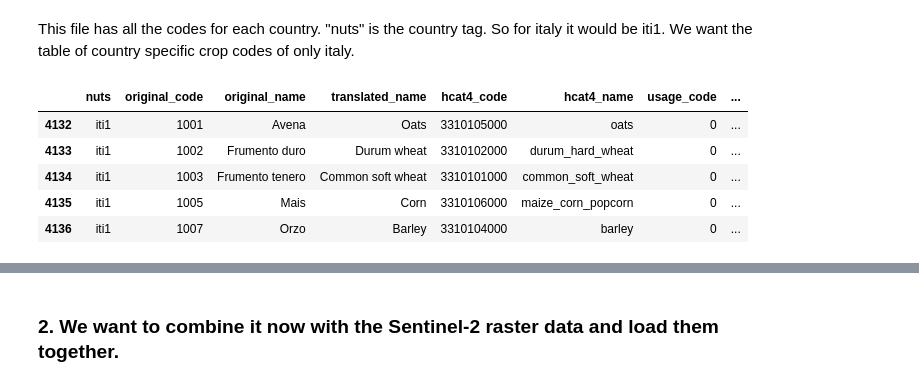
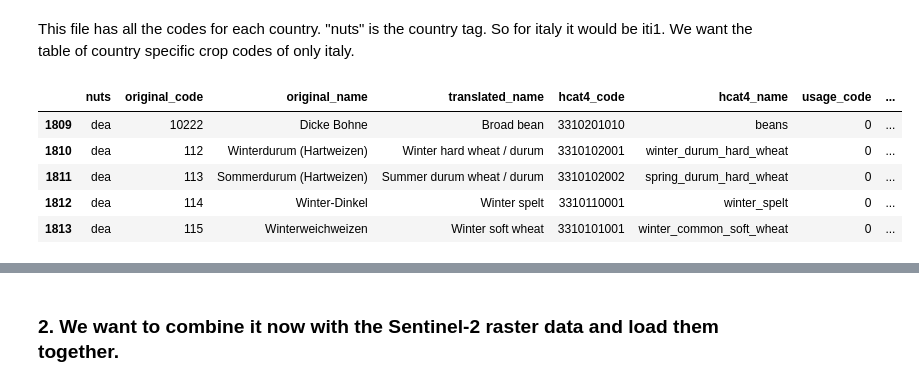
Before and after one commit to staehelinhenrimax-droid/European-Spectral-Crop-Identification, a Jupyter notebook: notebooks/Data_load_preprocessing.ipynb, the cells around one changed output, grey strips where cells are left out. Cells and saved outputs as stored; diff of their text form; code cells hidden in the pictures.

```diff
--- a/notebooks/Data_load_preprocessing.ipynb
+++ b/notebooks/Data_load_preprocessing.ipynb
@@ -42,13 +42,13 @@ crop_names.head(5)
 # %% [markdown]
 This file has all the codes for each country. "nuts" is the country tag. So for italy it would be iti1. We want the table of country specific crop codes of only italy.
 # %%
-italy_cropnames = crop_names[crop_names["nuts"] == "iti1"] #select only rows with italian codes
-italy_cropnames.head(5)
+germany_cropnames = crop_names[crop_names["nuts"] == "dea"] #select only rows with german codes
+germany_cropnames.head(5)
 # %% [output]
 |  | nuts | original_code | original_name | translated_name | hcat4_code | hcat4_name | usage_code | ... |
-| 4132 | iti1 | 1001 | Avena | Oats | 3310105000 | oats | 0 | ... |
-| 4133 | iti1 | 1002 | Frumento duro | Durum wheat | 3310102000 | durum_hard_wheat | 0 | ... |
-| 4134 | iti1 | 1003 | Frumento tenero | Common soft wheat | 3310101000 | common_soft_wheat | 0 | ... |
-| 4135 | iti1 | 1005 | Mais | Corn | 3310106000 | maize_corn_popcorn | 0 | ... |
-| 4136 | iti1 | 1007 | Orzo | Barley | 3310104000 | barley | 0 | ... |
+| 1809 | dea | 10222 | Dicke Bohne | Broad bean | 3310201010 | beans | 0 | ... |
+| 1810 | dea | 112 | Winterdurum (Hartweizen) | Winter hard wheat / durum | 3310102001 | winter_durum_hard_wheat | 0 | ... |
+| 1811 | dea | 113 | Sommerdurum (Hartweizen) | Summer durum wheat / durum | 3310102002 | spring_durum_hard_wheat | 0 | ... |
+| 1812 | dea | 114 | Winter-Dinkel | Winter spelt | 3310110001 | winter_spelt | 0 | ... |
+| 1813 | dea | 115 | Winterweichweizen | Winter soft wheat | 3310101001 | winter_common_soft_wheat | 0 | ... |
 # %% [markdown]
```
Also changed, not shown: parts of 50 cells of this notebook.
